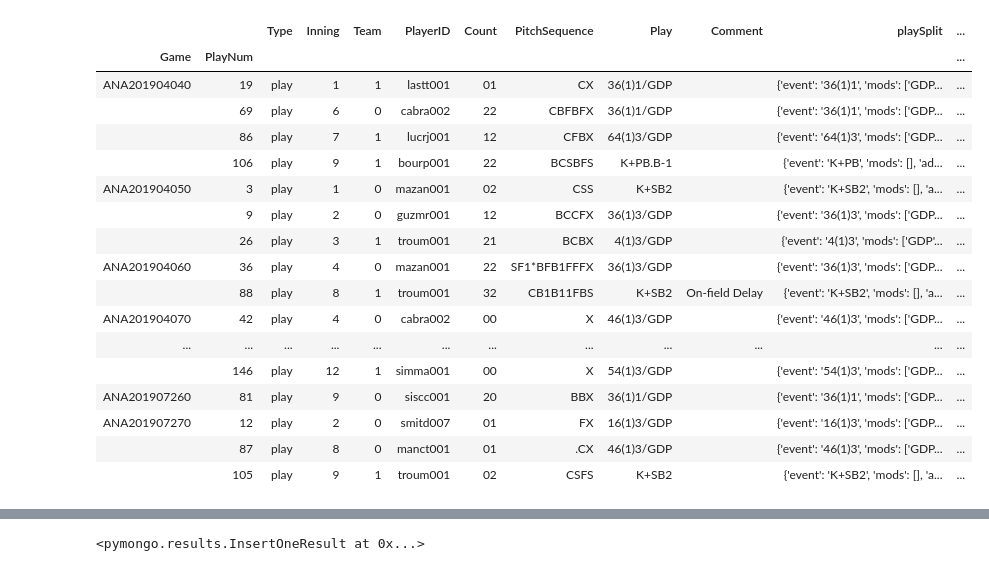
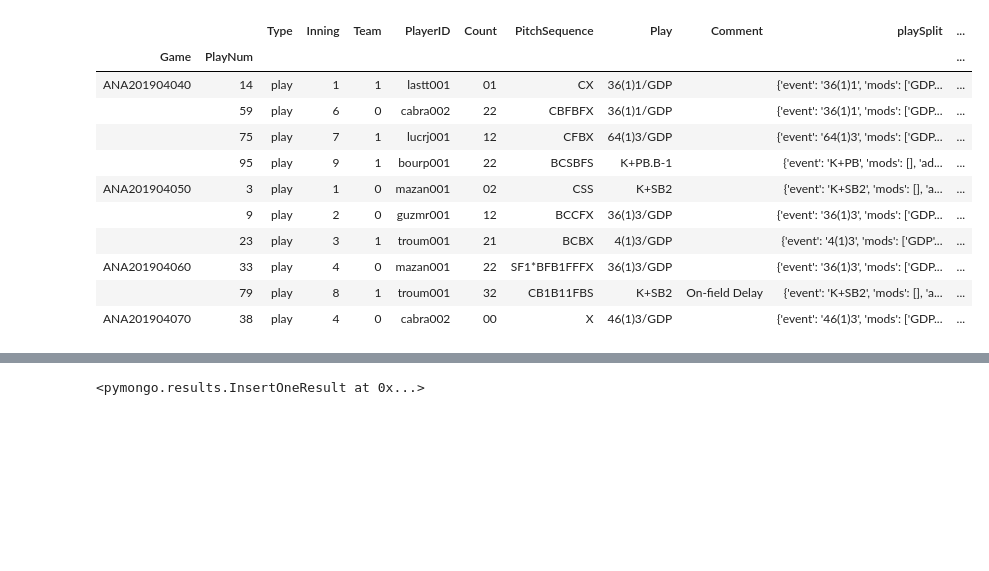
Before and after one commit to Strabes/baseball, a Jupyter notebook: Using Retrosheet Data.ipynb, the cells around one changed output, grey strips where cells are left out. Cells and saved outputs as stored; diff of their text form; code cells hidden in the pictures; blank space fills up the shorter version.

Commit message:
enhanced functionality of retrosheetParser

```diff
--- a/Using Retrosheet Data.ipynb
+++ b/Using Retrosheet Data.ipynb
@@ -79,0 +40,5 @@ TestData = (Plays2019
+# %%
+# Combine the 'play' DataFrames:
+Plays2019 = retrosheetParser.combineGames(d)
+# Add attribution to the combined plays DataFrame:
+EnhancedPlays2019 = retrosheetParser.enhancePlays(Plays2019)
@@ -80,24 +90,20 @@ TestData = (Plays2019
 # %%
-(TestData
- .assign(eventLength = lambda x: x.subevents.apply(lambda z: len(z)))
- .query("eventLength == 2",engine='python')
- .head(100))
+# Plays with more than 1 subevent
+(
+    EnhancedPlays2019
+    .assign(nSubevents = lambda x: x.subevents.transform(len))
+    .query("nSubevents > 1",engine='python').head(10)
+)
 # %% [output]
 |  |  | Type | Inning | Team | PlayerID | Count | PitchSequence | Play | Comment | playSplit | ... |
 | Game | PlayNum |  |  |  |  |  |  |  |  |  | ... |
-| ANA201904040 | 19 | play | 1 | 1 | lastt001 | 01 | CX | 36(1)1/GDP |  | {'event': '36(1)1', 'mods': ['GDP... | ... |
-|  | 69 | play | 6 | 0 | cabra002 | 22 | CBFBFX | 36(1)1/GDP |  | {'event': '36(1)1', 'mods': ['GDP... | ... |
-|  | 86 | play | 7 | 1 | lucrj001 | 12 | CFBX | 64(1)3/GDP |  | {'event': '64(1)3', 'mods': ['GDP... | ... |
-|  | 106 | play | 9 | 1 | bourp001 | 22 | BCSBFS | K+PB.B-1 |  | {'event': 'K+PB', 'mods': [], 'ad... | ... |
+| ANA201904040 | 14 | play | 1 | 1 | lastt001 | 01 | CX | 36(1)1/GDP |  | {'event': '36(1)1', 'mods': ['GDP... | ... |
+|  | 59 | play | 6 | 0 | cabra002 | 22 | CBFBFX | 36(1)1/GDP |  | {'event': '36(1)1', 'mods': ['GDP... | ... |
+|  | 75 | play | 7 | 1 | lucrj001 | 12 | CFBX | 64(1)3/GDP |  | {'event': '64(1)3', 'mods': ['GDP... | ... |
+|  | 95 | play | 9 | 1 | bourp001 | 22 | BCSBFS | K+PB.B-1 |  | {'event': 'K+PB', 'mods': [], 'ad... | ... |
 | ANA201904050 | 3 | play | 1 | 0 | mazan001 | 02 | CSS | K+SB2 |  | {'event': 'K+SB2', 'mods': [], 'a... | ... |
 |  | 9 | play | 2 | 0 | guzmr001 | 12 | BCCFX | 36(1)3/GDP |  | {'event': '36(1)3', 'mods': ['GDP... | ... |
-|  | 26 | play | 3 | 1 | troum001 | 21 | BCBX | 4(1)3/GDP |  | {'event': '4(1)3', 'mods': ['GDP'... | ... |
-| ANA201904060 | 36 | play | 4 | 0 | mazan001 | 22 | SF1*BFB1FFFX | 36(1)3/GDP |  | {'event': '36(1)3', 'mods': ['GDP... | ... |
-|  | 88 | play | 8 | 1 | troum001 | 32 | CB1B11FBS | K+SB2 | On-field Delay | {'event': 'K+SB2', 'mods': [], 'a... | ... |
-| ANA201904070 | 42 | play | 4 | 0 | cabra002 | 00 | X | 46(1)3/GDP |  | {'event': '46(1)3', 'mods': ['GDP... | ... |
-| ... | ... | ... | ... | ... | ... | ... | ... | ... | ... | ... | ... |
-|  | 146 | play | 12 | 1 | simma001 | 00 | X | 54(1)3/GDP |  | {'event': '54(1)3', 'mods': ['GDP... | ... |
-| ANA201907260 | 81 | play | 9 | 0 | siscc001 | 20 | BBX | 36(1)1/GDP |  | {'event': '36(1)1', 'mods': ['GDP... | ... |
-| ANA201907270 | 12 | play | 2 | 0 | smitd007 | 01 | FX | 16(1)3/GDP |  | {'event': '16(1)3', 'mods': ['GDP... | ... |
-|  | 87 | play | 8 | 0 | manct001 | 01 | .CX | 46(1)3/GDP |  | {'event': '46(1)3', 'mods': ['GDP... | ... |
-|  | 105 | play | 9 | 1 | troum001 | 02 | CSFS | K+SB2 |  | {'event': 'K+SB2', 'mods': [], 'a... | ... |
+|  | 23 | play | 3 | 1 | troum001 | 21 | BCBX | 4(1)3/GDP |  | {'event': '4(1)3', 'mods': ['GDP'... | ... |
+| ANA201904060 | 33 | play | 4 | 0 | mazan001 | 22 | SF1*BFB1FFFX | 36(1)3/GDP |  | {'event': '36(1)3', 'mods': ['GDP... | ... |
+|  | 79 | play | 8 | 1 | troum001 | 32 | CB1B11FBS | K+SB2 | On-field Delay | {'event': 'K+SB2', 'mods': [], 'a... | ... |
+| ANA201904070 | 38 | play | 4 | 0 | cabra002 | 00 | X | 46(1)3/GDP |  | {'event': '46(1)3', 'mods': ['GDP... | ... |
```
Also changed, not shown: parts of 27 cells of this notebook, 1 other file.
